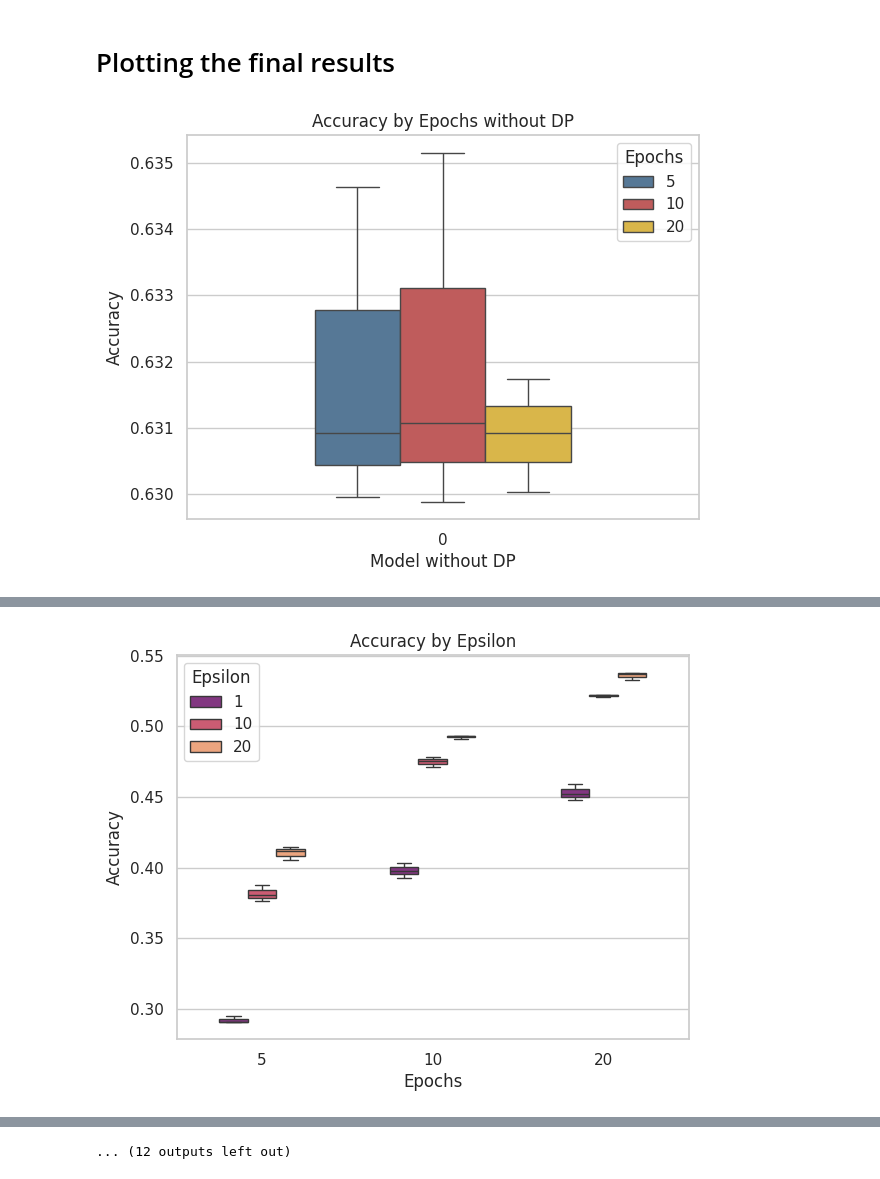
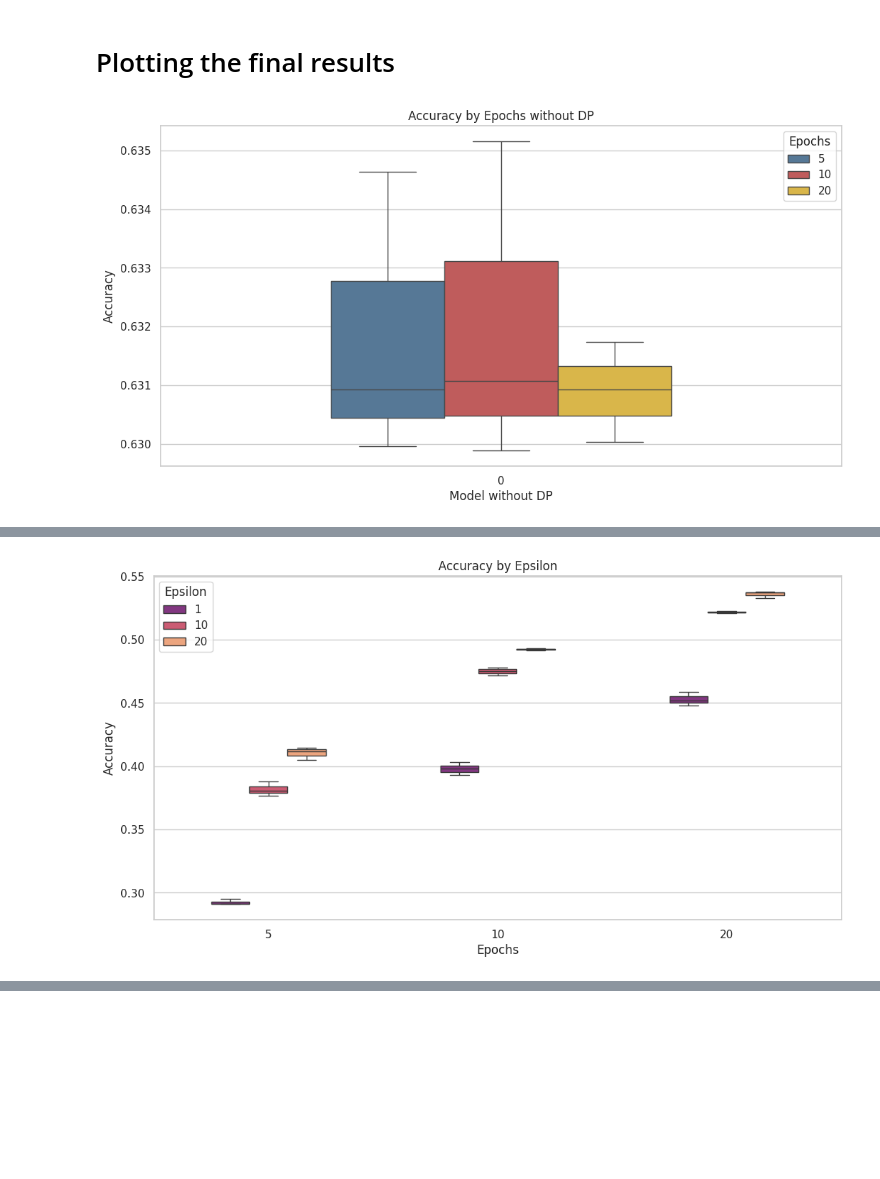
Before and after one commit to yannuma/PrivacyProject, a Jupyter notebook: Model_Creation/Main_PrivacyProject_Opacus.ipynb, the cells around one changed output, grey strips where cells are left out. Drawn from its saved outputs; the diff is of its cells as text; code cells hidden in the pictures; blank space fills up the shorter version.

```diff
--- a/Model_Creation/Main_PrivacyProject_Opacus.ipynb
+++ b/Model_Creation/Main_PrivacyProject_Opacus.ipynb
@@ -640,6 +642,7 @@ df_analyse = pd.read_csv(url)
 
 epscol = ['#381c6a', '#8e2b8d', '#de4968', '#fe9f6d']
 sns.set(style="whitegrid")
+plt.figure(figsize=(12, 6))
 box_plot = sns.boxplot(x='epsilon', y='accuracy', hue='epochs', data=df_analyse[df_analyse['epsilon'] == 0], palette=['#4b79a1', '#d04b4b', '#f1c232'], width=0.5)
 plt.subplots_adjust(left=0.1, right=0.9, top=0.9, bottom=0.1, wspace=0.3)
 plt.title('Accuracy by Epochs without DP')
@@ -649,8 +652,9 @@ handles, labels = box_plot.get_legend_handles_labels()
 box_plot.legend(handles=handles, labels=labels, title='Epochs')
 plt.savefig('Fin_box_Epoch.png')
 plt.show()
-files.download('Fin_box_Epoch.png')
+#files.download('Fin_box_Epoch.png')
 
+plt.figure(figsize=(12, 6))
 box_plot = sns.boxplot(x='epochs', y='accuracy', hue='epsilon', data=df_analyse[df_analyse['epsilon'] != 0], palette=epscol[1:], width=0.5)
 plt.subplots_adjust(left=0.1, right=0.9, top=0.9, bottom=0.1, wspace=0.3)
 plt.title('Accuracy by Epsilon')
@@ -660,8 +664,9 @@ handles, labels = box_plot.get_legend_handles_labels()
 box_plot.legend(handles=handles, labels=labels, title='Epsilon')
 plt.savefig('Fin_box_Eps.png')
 plt.show()
-files.download('Fin_box_Eps.png')
+#files.download('Fin_box_Eps.png')
 
+plt.figure(figsize=(12, 6))
 box_plot = sns.boxplot(x='epsilon', y='accuracy', hue='epochs', data=df_analyse[df_analyse['epsilon'] != 0], palette=['#4b79a1', '#d04b4b', '#f1c232'], width=0.5)
 plt.subplots_adjust(left=0.1, right=0.9, top=0.9, bottom=0.1, wspace=0.3)
 plt.title('Accuracy by Epochs')
@@ -671,8 +676,9 @@ handles, labels = box_plot.get_legend_handles_labels()
 box_plot.legend(handles=handles, labels=labels, title='Epochs')
 plt.savefig('Fin_box_Eps_epoch.png')
 plt.show()
-files.download('Fin_box_Eps_epoch.png')
+#files.download('Fin_box_Eps_epoch.png')
 
+plt.figure(figsize=(12, 6))
 box_plot = sns.boxplot(x='epsilon', y='accuracy', hue='epochs', data=df_analyse, palette=['#4b79a1', '#d04b4b', '#f1c232'], width=0.5)
 plt.subplots_adjust(left=0.1, right=0.9, top=0.9, bottom=0.1, wspace=0.3)
 plt.title('Accuracy by Epsilon (both models)')
@@ -682,8 +688,9 @@ handles, labels = box_plot.get_legend_handles_labels()
 box_plot.legend(handles=handles, labels=labels, title='Epochs')
 plt.savefig('fin_both_box_eps.png')
 plt.show()
-files.download('fin_both_box_eps.png')
+#files.download('fin_both_box_eps.png')
 
+plt.figure(figsize=(12, 6))
 box_plot = sns.boxplot(x='epochs', y='accuracy', hue='epsilon', data=df_analyse, palette=epscol, width=0.5)
 plt.subplots_adjust(left=0.1, right=0.9, top=0.9, bottom=0.1, wspace=0.3)
 plt.title('Accuracy by Epochs (both models)')
@@ -693,41 +700,44 @@ handles, labels = box_plot.get_legend_handles_labels()
 box_plot.legend(handles=handles, labels=labels, title='Epsilon')
 plt.savefig('fin_both_box_epochs.png')
 plt.show()
-files.download('fin_both_box_epochs.png')
+#files.download('fin_both_box_epochs.png')
 
+plt.figure(figsize=(12, 6))
 sns.set(style="whitegrid")
 line_plot = sns.lineplot(x='epsilon', y='accuracy', hue='epochs', data=df_analyse[df_analyse['epsilon'] != 0], palette=['#4b79a1', '#d04b4b', '#f1c232'], marker='o')
 plt.title('Accuracy vs Epsilon')
 plt.xlabel('Epsilon')
 plt.ylabel('Accuracy')
 plt.legend(title='Epochs')
 plt.savefig('fin_line_plot_eps.png')
 plt.show()
-files.download('fin_line_plot_eps.png')
+#files.download('fin_line_plot_eps.png')
 
+plt.figure(figsize=(12, 6))
 sns.set(style="whitegrid")
 line_plot = sns.lineplot(x='epochs', y='accuracy', hue='epsilon', data=df_analyse, palette=epscol, marker='o')
 plt.title('Accuracy vs Epoch')
 plt.xlabel('Epoch')
 plt.ylabel('Accuracy')
 plt.legend(title='Epsilon')
 plt.savefig('fin_line_plot_epochs.png')
 plt.show()
-files.download('fin_line_plot_epochs.png')
+#files.download('fin_line_plot_epochs.png')
 
 #Barplot
 sns.set(style="whitegrid")
 avg_time = df_analyse.groupby(['epsilon', 'epochs'])['time'].mean().unstack()
 avg_time_long = avg_time.reset_index().melt(id_vars='epsilon', var_name='epochs', value_name='time')
 
 # Create the bar plot
+plt.figure(figsize=(12, 6))
 bar_plot = sns.barplot(x='epsilon', y='time', hue='epochs', data=avg_time_long, palette=['#4b79a1', '#d04b4b', '#f1c232'])
 plt.title('Average Training Time by Epsilon')
 plt.xlabel('Epsilon')
 plt.ylabel('Average Time in s')
 plt.legend(title='Epochs')
 plt.savefig('fin_time.png')
 plt.show()
-files.download('fin_time.png')
+#files.download('fin_time.png')
 # %% [output]
-[figure, old version]
+[figure, new version]
@@ -736 +744 @@ files.download('fin_time.png')
-[figure, old version]
+[figure, new version]
@@ -745 +746,0 @@ files.download('fin_time.png')
-... (12 outputs left out)
```
Also changed, not shown: parts of 3 cells of this notebook.
